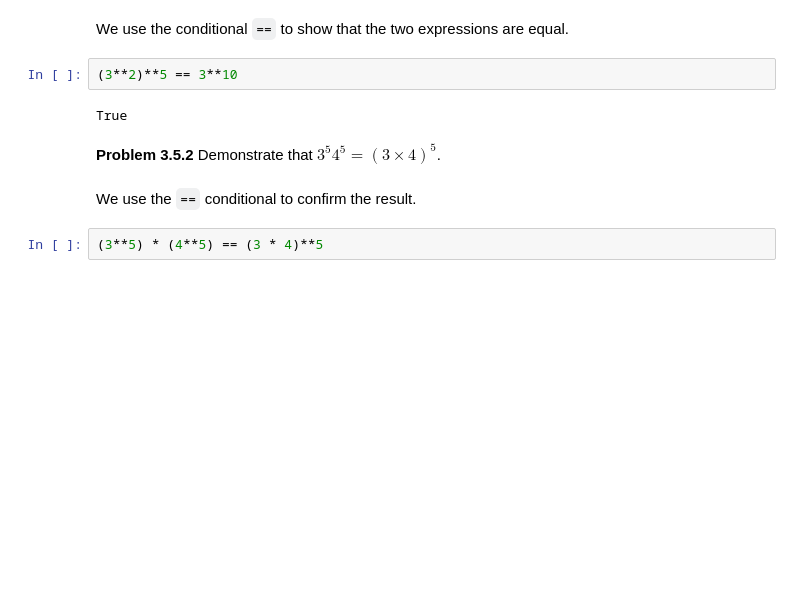
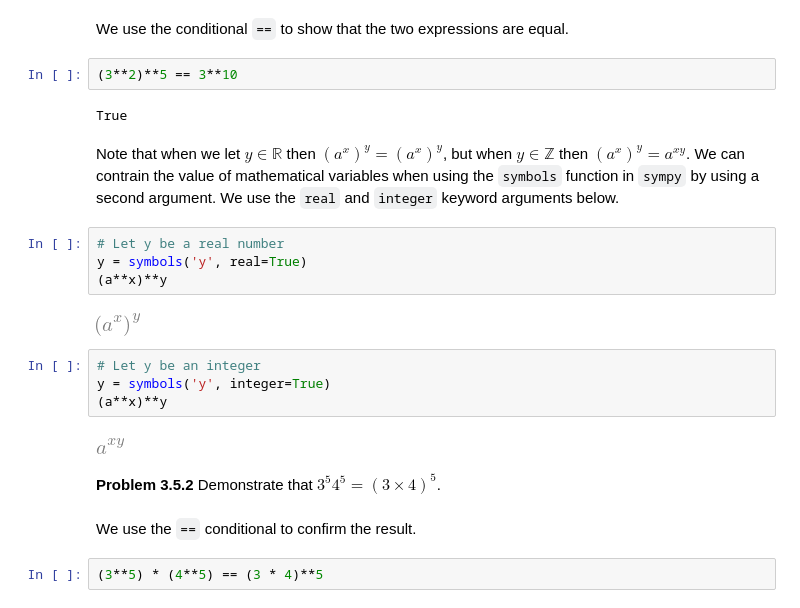
Before and after one commit to juanklopper/AlgebraPublicHealthBiioscience, a Jupyter notebook: Lecture03PowersAndRoots.ipynb, the cells around one changed output. Drawn from its saved outputs; the diff is of its cells as text; blank space fills up the shorter version.

```diff
--- a/Lecture03PowersAndRoots.ipynb
+++ b/Lecture03PowersAndRoots.ipynb
@@ -609,6 +613,20 @@ We use the conditional `==` to show that the two expressions are equal.
 (3**2)**5 == 3**10
 # %% [output]
 True
+# %% [markdown]
+Note that when we let $y \in \mathbb{R}$ then $\left( a^{x} \right)^y = \left( a^{x} \right)^y$, but when $y \in \mathbb{Z}$ then $\left( a^{x} \right)^y = a^{xy}$. We can contrain the value of mathematical variables when using the `symbols` function in `sympy` by using a second argument. We use the `real` and `integer` keyword arguments below.
+# %%
+# Let y be a real number
+y = symbols('y', real=True)
+(a**x)**y
+# %% [output]
+[figure, added]
+# %%
+# Let y be an integer
+y = symbols('y', integer=True)
+(a**x)**y
+# %% [output]
+[figure, added]
 # %% [markdown]
 __Problem 3.5.2__ Demonstrate that $3^{5}4^{5} = (3 \times 4)^{5}$.
 # %% [markdown]
```
Also changed, not shown: parts of 10 cells of this notebook, 9 other files.
